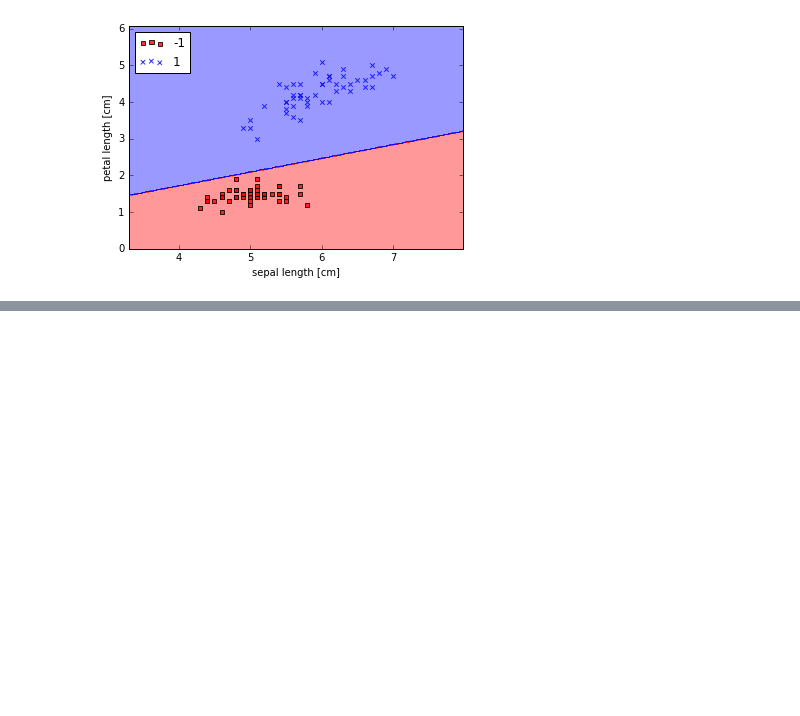
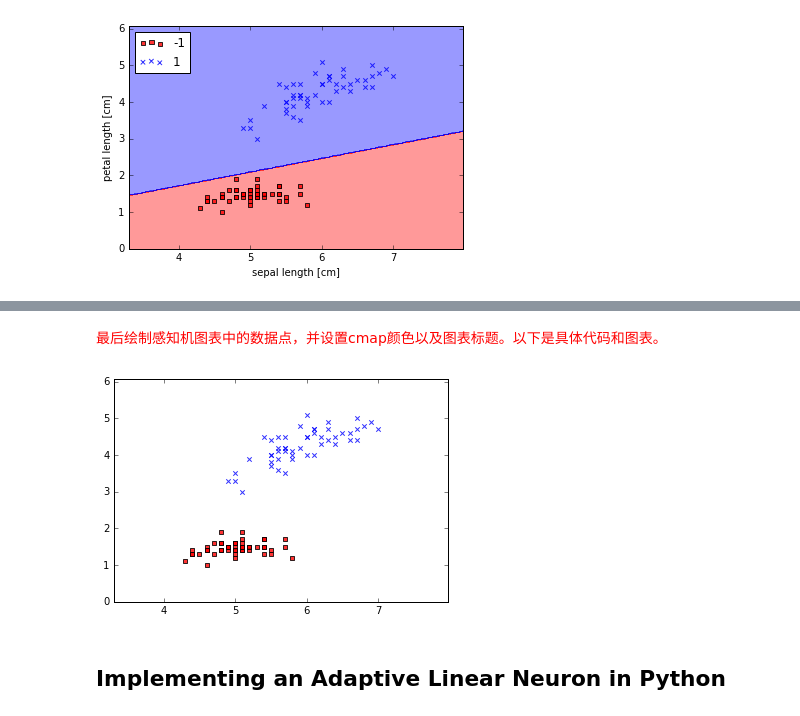
Before and after one commit to alexliyang/PythonMachineLearning, a Jupyter notebook: Chapter2_Perceptron.ipynb, the cells around one changed output, grey strips where cells are left out. Saved outputs shown, nothing was run; the diff lists cells and outputs as text; code cells hidden in the pictures; blank space fills up the shorter version.

```diff
--- a/Chapter2_Perceptron.ipynb
+++ b/Chapter2_Perceptron.ipynb
@@ -144,0 +149,7 @@ plt.show()
+# %%
+markers = ('s', 'x', 'o', '^', 'v')
+colors = ('red', 'blue', 'lightgreen', 'gray', 'cyan')
+#ListedColormap: Make a colormap from a list of colors.
+#numpy.unique: Find the unique elements of an array,Returns the sorted unique elements of an array
+#np.unique(y)为[-1， 1]，ListedColormap将-1映射成red，将1映射成blue。
+cmap = ListedColormap(colors[:len(np.unique(y))])
@@ -144,0 +239,12 @@ plt.show()
+# %% [markdown]
+<font color=red>最后绘制感知机图表中的数据点，并设置cmap颜色以及图表标题。以下是具体代码和图表。</font>
+# %%
+plt.xlim(xx1.min(), xx1.max())
+plt.ylim(xx2.min(), xx2.max())
+# plot class samples
+for idx, cl in enumerate(np.unique(y)):
+    plt.scatter(x=X[y == cl, 0], y=X[y == cl, 1], alpha=0.8, c=cmap(idx), marker=markers[idx], label=cl)
+# %% [output]
+[figure, added]
+# %% [markdown]
+## Implementing an Adaptive Linear Neuron in Python
```
Also changed, not shown: parts of 21 cells of this notebook, 1 other file.
